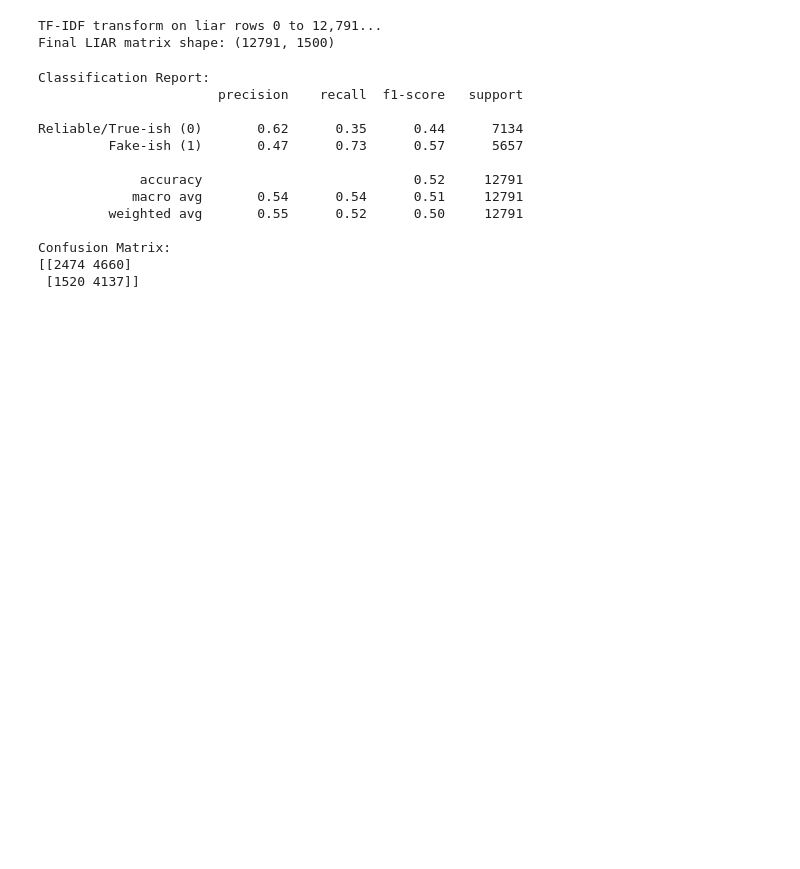
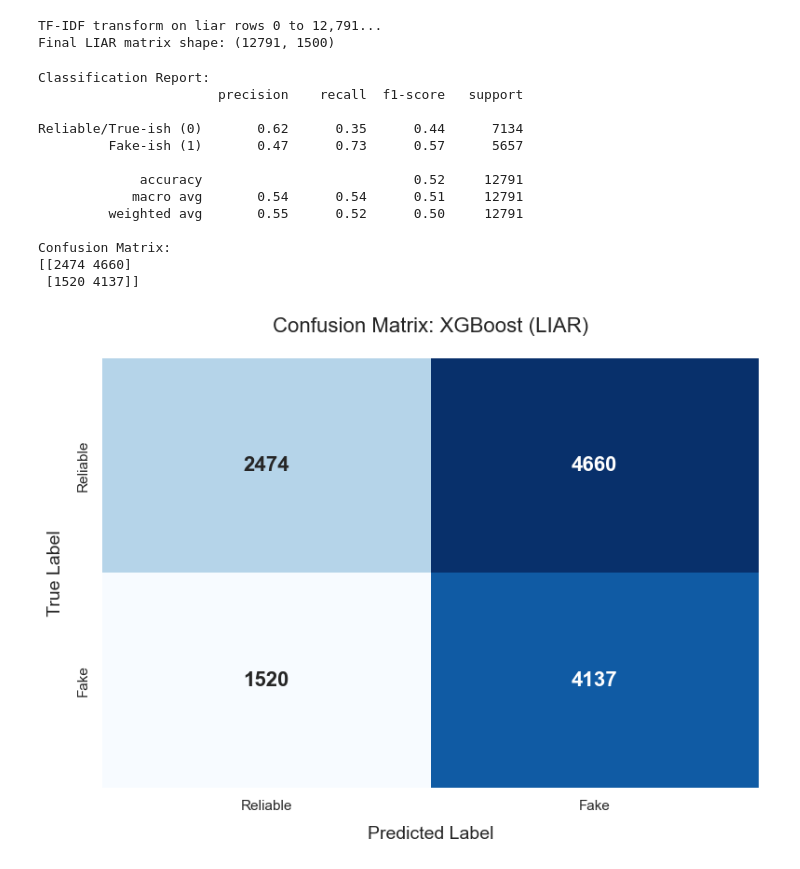
Before and after one commit to mathiaswela/fake-news-group-project, a Jupyter notebook: notebooks/05_xgboost_model_evalutation_LIAR_mathias.ipynb, the cells around one changed output. Cells and saved outputs as stored; diff of their text form; code cells hidden in the pictures; blank space fills up the shorter version.

```diff
--- a/notebooks/05_xgboost_model_evalutation_LIAR_mathias.ipynb
+++ b/notebooks/05_xgboost_model_evalutation_LIAR_mathias.ipynb
@@ -88,11 +90,12 @@ TF-IDF transform on liar rows 0 to 12,791...
 Final LIAR matrix shape: (12791, 1500)
 # %%
 y_liar_pred = xgb_model.predict(X_liar_final)
+liar_cm = confusion_matrix(y_liar, y_liar_pred)
 
 print('Classification Report:')
 print(classification_report(y_liar, y_liar_pred, target_names=['Reliable/True-ish (0)', 'Fake-ish (1)']))
 print('Confusion Matrix:')
-print(confusion_matrix(y_liar, y_liar_pred))
+print(liar_cm)
 # %% [output]
 Classification Report:
                        precision    recall  f1-score   support
@@ -107,3 +110,25 @@ Reliable/True-ish (0)       0.62      0.35      0.44      7134
 Confusion Matrix:
 [[2474 4660]
  [1520 4137]]
+# %%
+labels = ['Reliable', 'Fake']
+
+plt.figure(figsize=(8, 6))
+sns.set_theme(style='white')
+sns.heatmap(
+    liar_cm,
+    annot=True,
+    fmt='d',
+    cmap='Blues',
+    xticklabels=labels,
+    yticklabels=labels,
+    cbar=False,
+    annot_kws={'size': 16, 'weight': 'bold'},
+)
+plt.xlabel('Predicted Label', fontsize=14, labelpad=10)
+plt.ylabel('True Label', fontsize=14, labelpad=10)
+plt.title('Confusion Matrix: XGBoost (LIAR)', fontsize=16, pad=20)
+plt.tight_layout()
+plt.show()
+# %% [output]
+[figure, added]
```
Also changed, not shown: parts of 1 cell of this notebook, 2 other files.
